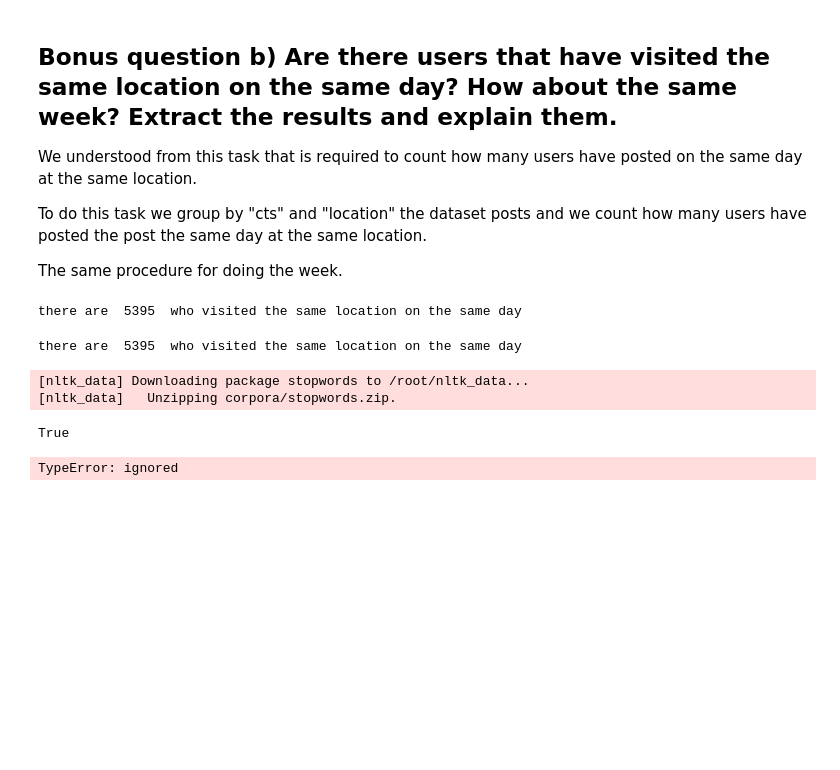
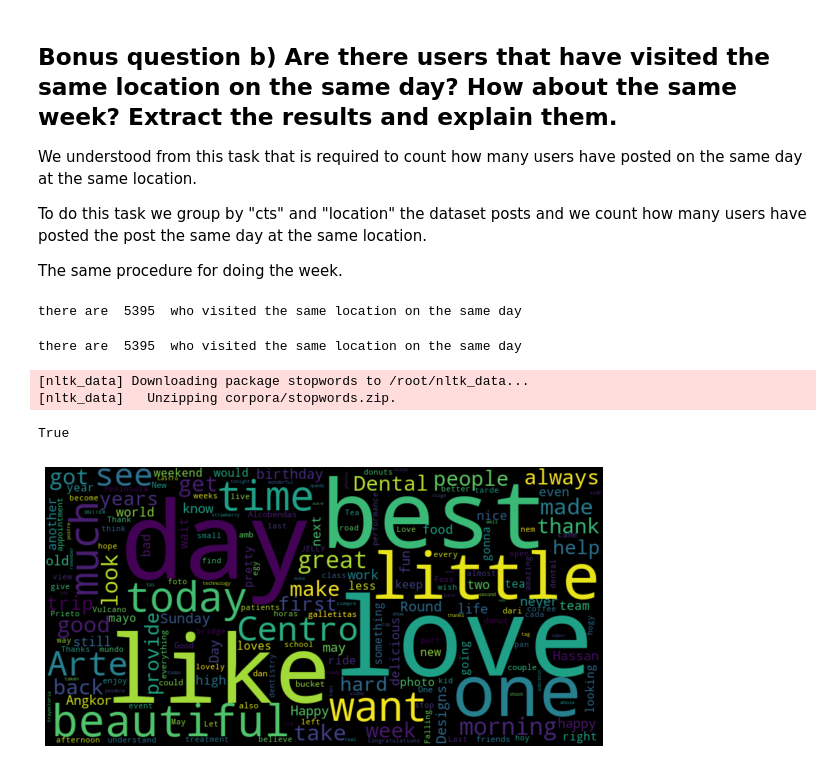
Before and after one commit to PaoloBarba/ADM_HW2, a Jupyter notebook: main.ipynb, the cells around one changed output. Cells and saved outputs as stored; diff of their text form; code cells hidden in the pictures; blank space fills up the shorter version.

```diff
--- a/main.ipynb
+++ b/main.ipynb
@@ -955,7 +955,3 @@ nltk.download('stopwords')
 [nltk_data] Downloading package stopwords to /root/nltk_data...
 [nltk_data]   Unzipping corpora/stopwords.zip.
 True
-# %%
-word_cloud = WordCloud(collocations = False, background_color = 'white').generate(arr2)
-# %% [output]
-TypeError: ignored
@@ -961,0 +960,13 @@ TypeError: ignored
+# %%
+df = pd.DataFrame(arr2)
+# %%
+data = df.set_index(1).to_dict()[0]
+# %%
+wc = WordCloud(width=800, height=400, max_words=200).generate_from_frequencies(data)
+
+plt.figure(figsize=(10, 10))
+plt.imshow(wc, interpolation='bilinear')
+plt.axis('off')
+plt.show()
+# %% [output]
+[figure, added]
```
Also changed, not shown: parts of 1 cell of this notebook.
